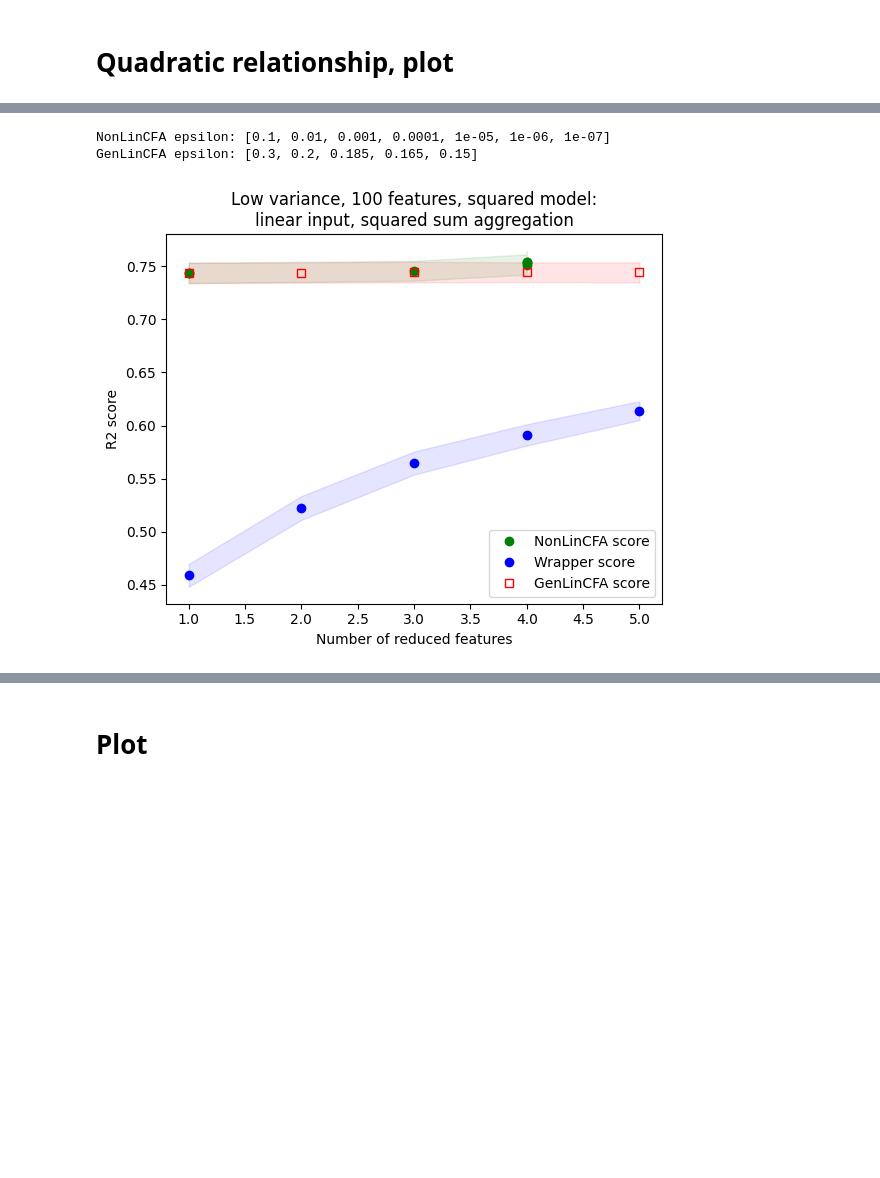
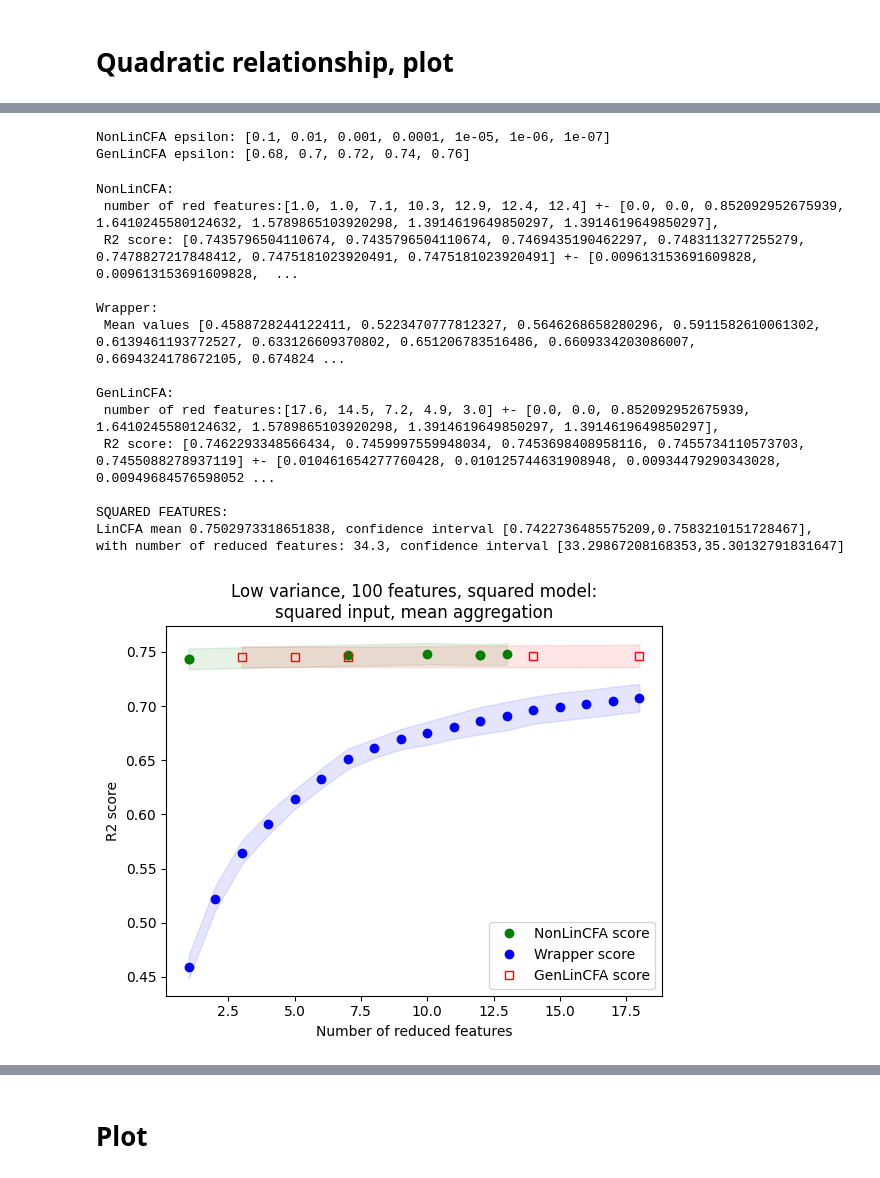
Before and after one commit to PaoloBonettiPolimi/PaperNon_Gen_LinCFA, a Jupyter notebook: Non_Gen_LinCFA_experiments.ipynb, the cells around one changed output, grey strips where cells are left out. Saved outputs shown, nothing was run; the diff lists cells and outputs as text; code cells hidden in the pictures; blank space fills up the shorter version.

```diff
--- a/Non_Gen_LinCFA_experiments.ipynb
+++ b/Non_Gen_LinCFA_experiments.ipynb
@@ -501,13 +515,9 @@ for eps in [0.1,0.01,0.001,0.0001,0.00001,0.000001,0.0000001,0]:
 print(f'test scores: {LinCFA_score} \n')
 # %% [markdown]
 # Quadratic relationship, plot
-# %%
-import pickle
-with open('squared_lowNoise_100var.pkl', 'rb') as f:
-    results = pickle.load(f)
 # %%
 # in 0 ho NonLinCFA, in 1 wrapper
-def plot_quadratic(results,title):
+def plot_quadratic(results,title,savename,results2,wrapper_stop):
     count_means = []
     R2_means = []
     count_std = []
@@ -522,12 +532,19 @@ def plot_quadratic(results,title):
         R2_std.append(np.std([dummy_list[i][2] for i in range(len(dummy_list))]))
 
     R2_means_plusminus = [x*1.96/np.sqrt(10) for x in R2_std]
+    count_plusminus = [x*1.96/np.sqrt(10) for x in count_std]
+
+    print(f'NonLinCFA:\n number of red features:{count_means} +- {count_plusminus},\n R2 score: {R2_means} +- {R2_means_plusminus}\n')
+
+    count_means_sorted = [x for x in sorted(count_means)]
+    R2_means = [x for _,x in sorted(zip(count_means,R2_means))]
+    R2_means_plusminus = [x for _,x in sorted(zip(count_means,R2_means_plusminus))]
 
     fig, ax = plt.subplots()
     ax.set_xlabel("Number of reduced features")
     ax.set_ylabel("R2 score")
-    ax.plot([round(x) for x in count_means],R2_means,'go',label='NonLinCFA score')
-    ax.fill_between([round(x) for x in count_means], ([i-j for i,j in zip(R2_means, R2_means_plusminus)]), ([i+j for i,j in zip(R2_means, R2_means_plusminus)]), color='g', alpha=.1)
+    ax.plot([round(x) for x in count_means_sorted],R2_means,'go',label='NonLinCFA score')
+    ax.fill_between([round(x) for x in count_means_sorted], ([i-j for i,j in zip(R2_means, R2_means_plusminus)]), ([i+j for i,j in zip(R2_means, R2_means_plusminus)]), color='g', alpha=.1)
 
     wrapper_means = []
     wrapper_std = []
@@ -536,9 +553,10 @@ def plot_quadratic(results,title):
         wrapper_means.append(np.mean(results[1][i::50]))
         wrapper_std.append(np.std(results[1][i::50]))
     wrapper_plusminus = [x*1.96/np.sqrt(10) for x in wrapper_std]
+    print(f'Wrapper:\n Mean values {wrapper_means} +- {wrapper_plusminus}\n')
 
-    ax.plot(range(1,26),wrapper_means[:25],'bo',label='Wrapper score')
-    ax.fill_between(range(1,26), ([i-j for i,j in zip(wrapper_means[:25], wrapper_plusminus[:25])]), ([i+j for i,j in zip(wrapper_means[:25], wrapper_plusminus[:25])]), color='b', alpha=.1)
+    ax.plot(range(1,wrapper_stop+1),wrapper_means[:wrapper_stop],'bo',label='Wrapper score')
+    ax.fill_between(range(1,wrapper_stop+1), ([i-j for i,j in zip(wrapper_means[:wrapper_stop], wrapper_plusminus[:wrapper_stop])]), ([i+j for i,j in zip(wrapper_means[:wrapper_stop], wrapper_plusminus[:wrapper_stop])]), color='b', alpha=.1)
 
     count_means = []
     R2_means = []
@@ -547,18 +565,26 @@ def plot_quadratic(results,title):
     for j in range(5):
         dummy_list = []
         for i in range(10):
-            dummy_list.append(results[4][i][j])
+            dummy_list.append(results2[0][i][j])
         count_means.append(np.mean([dummy_list[i][1] for i in range(len(dummy_list))]))
         R2_means.append(np.mean([dummy_list[i][2] for i in range(len(dummy_list))]))
         count_std.append(np.std([dummy_list[i][1] for i in range(len(dummy_list))]))
         R2_std.append(np.std([dummy_list[i][2] for i in range(len(dummy_list))]))
 
     R2_means_plusminus = [x*1.96/np.sqrt(10) for x in R2_std]
+
+    print(f'GenLinCFA:\n number of red features:{count_means} +- {count_plusminus},\n R2 score: {R2_means} +- {R2_means_plusminus}\n')
+
+
     ax.plot([round(x) for x in count_means],R2_means,'rs',label='GenLinCFA score',fillstyle='none')
     ax.fill_between([round(x) for x in count_means], ([i-j for i,j in zip(R2_means, R2_means_plusminus)]), ([i+j for i,j in zip(R2_means, R2_means_plusminus)]), color='r', alpha=.1)
 
-
+    print(f'SQUARED FEATURES:\nLinCFA mean {np.mean(results[2])}, confidence interval [{np.mean(results[2])-1.96*np.std(results[2])/np.sqrt(10)},{np.mean(results[2])+1.96*np.std(results[2])/np.sqrt(10)}],')
+    print(f'with number of reduced features: {np.mean(results[3])}, confidence interval [{np.mean(results[3])-1.96*np.std(results[3])/np.sqrt(10)},{np.mean(results[3])+1.96*np.std(results[3])/np.sqrt(10)}]')
 
     plt.title(title)
+
+    plt.savefig(savename, format='png', dpi=1200)
+
     plt.legend()
     plt.show()
@@ -634,10 +591,31 @@ def plot_squaredAggr(results,title):
-# %%
-print(f'NonLinCFA epsilon: {[results[5][0][i][0] for i in range(7)]}')
-print(f'GenLinCFA epsilon: {[results[6][0][i][0] for i in range(5)]}')
-# %% [output]
-NonLinCFA epsilon: [0.1, 0.01, 0.001, 0.0001, 1e-05, 1e-06, 1e-07]
-GenLinCFA epsilon: [0.3, 0.2, 0.185, 0.165, 0.15]
-# %%
-plot_squaredAggr(results,"Low variance, 100 features, squared model:\nlinear input, squared sum aggregation")
-# %% [output]
-[figure, removed]
+# %%
+import pickle
+with open('/Users/paolo/Documents/PaperNon_Gen_LinCFA/results/squared_lowNoise_100var.pkl', 'rb') as f:
+    results = pickle.load(f)
+
+with open('/Users/paolo/Documents/PaperNon_Gen_LinCFA/results/squared_lowNoise_100var_onlyGen.pkl', 'rb') as f:
+    results2 = pickle.load(f)
+# %%
+print(f'NonLinCFA epsilon: {[results[0][0][i][0] for i in range(7)]}')
+print(f'GenLinCFA epsilon: {[results2[0][0][i][0] for i in range(5)]}')
+# %% [output]
+NonLinCFA epsilon: [0.1, 0.01, 0.001, 0.0001, 1e-05, 1e-06, 1e-07]
+GenLinCFA epsilon: [0.68, 0.7, 0.72, 0.74, 0.76]
+# %%
+plot_quadratic(results,"Low variance, 100 features, squared model:\nsquared input, mean aggregation",'LowVar_100Feat_quadr.png',results2,18)
+# %% [output]
+NonLinCFA:
+ number of red features:[1.0, 1.0, 7.1, 10.3, 12.9, 12.4, 12.4] +- [0.0, 0.0, 0.852092952675939, 1.6410245580124632, 1.5789865103920298, 1.3914619649850297, 1.3914619649850297],
+ R2 score: [0.7435796504110674, 0.7435796504110674, 0.7469435190462297, 0.7483113277255279, 0.7478827217848412, 0.7475181023920491, 0.7475181023920491] +- [0.009613153691609828, 0.009613153691609828,  ...
+
+Wrapper:
+ Mean values [0.4588728244122411, 0.5223470777812327, 0.5646268658280296, 0.5911582610061302, 0.6139461193772527, 0.633126609370802, 0.651206783516486, 0.6609334203086007, 0.6694324178672105, 0.674824 ...
+
+GenLinCFA:
+ number of red features:[17.6, 14.5, 7.2, 4.9, 3.0] +- [0.0, 0.0, 0.852092952675939, 1.6410245580124632, 1.5789865103920298, 1.3914619649850297, 1.3914619649850297],
+ R2 score: [0.7462293348566434, 0.7459997559948034, 0.7453698408958116, 0.7455734110573703, 0.7455088278937119] +- [0.010461654277760428, 0.010125744631908948, 0.00934479290343028, 0.00949684576598052 ...
+
+SQUARED FEATURES:
+LinCFA mean 0.7502973318651838, confidence interval [0.7422736485575209,0.7583210151728467],
+with number of reduced features: 34.3, confidence interval [33.29867208168353,35.30132791831647]
+[figure, added]
```
Also changed, not shown: parts of 67 cells of this notebook, 14 other files.
